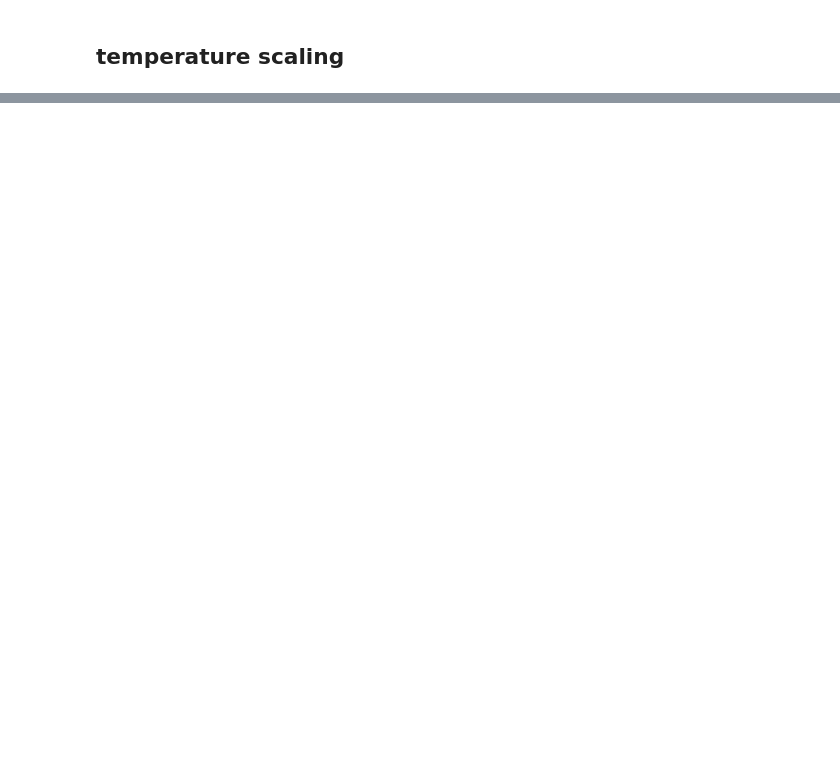
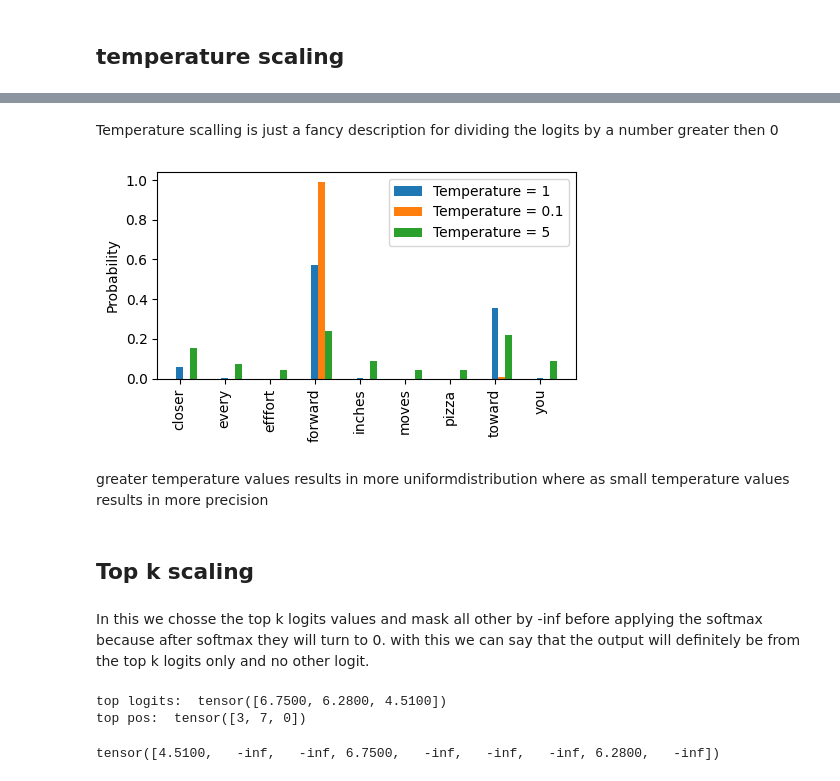
Before and after one commit to Bhavya171/LLM_From_Scratch, a Jupyter notebook: Chapter_5.ipynb, the cells around one changed output, grey strips where cells are left out. Drawn from its saved outputs; the diff is of its cells as text; code cells hidden in the pictures; blank space fills up the shorter version.

```diff
--- a/Chapter_5.ipynb
+++ b/Chapter_5.ipynb
@@ -512,0 +539,49 @@ print_sampled_tokens(probas)
+# %% [markdown]
+Temperature scalling is just a fancy description for dividing the logits by a number greater then 0
+# %%
+def softmax_with_temperature(logits, temperature):
+  scaled_logits = logits / temperature
+  return torch.softmax(scaled_logits, dim = 0)
+# %%
+temperatures = [1, 0.1, 5]
+scaled_probas = [softmax_with_temperature(next_token_logits, T)
+ for T in temperatures]
+x = torch.arange(len(vocab))
+bar_width = 0.15
+fig, ax = plt.subplots(figsize=(5, 3))
+for i, T in enumerate(temperatures):
+ rects = ax.bar(x + i * bar_width, scaled_probas[i],
+ bar_width, label=f'Temperature = {T}')
+ax.set_ylabel('Probability')
+ax.set_xticks(x)
+ax.set_xticklabels(vocab.keys(), rotation=90)
+ax.legend()
+plt.tight_layout()
+plt.show()
+# %% [output]
+[figure, added]
+# %% [markdown]
+greater temperature values results in more uniformdistribution where as small temperature values results in more precision
+# %% [markdown]
+## Top k scaling
+# %% [markdown]
+In this we chosse the top k logits values and mask all other by -inf before applying the softmax because after softmax they will turn to 0. with this we can say that the output will definitely be from the top k logits only and no other logit.
+# %%
+top_k = 3
+top_logits, top_pos = torch.topk(next_token_logits, top_k)
+print("top logits: ", top_logits)
+print("top pos: ", top_pos)
+# %% [output]
+top logits:  tensor([6.7500, 6.2800, 4.5100])
+top pos:  tensor([3, 7, 0])
+# %%
+# masking the non top k values with -inf
+
+new_logits = torch.where(
+    condition = next_token_logits < top_logits[-1],
+    input = torch.tensor(float('-inf')),
+    other = next_token_logits
+)
+print(new_logits)
+# %% [output]
+tensor([4.5100,   -inf,   -inf, 6.7500,   -inf,   -inf,   -inf, 6.2800,   -inf])
```
Also changed, not shown: parts of 23 cells of this notebook.
